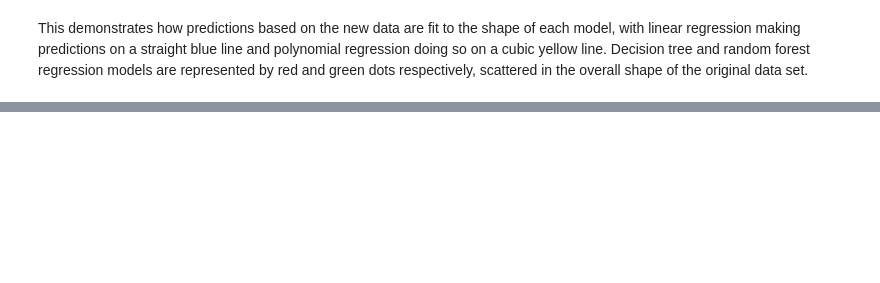
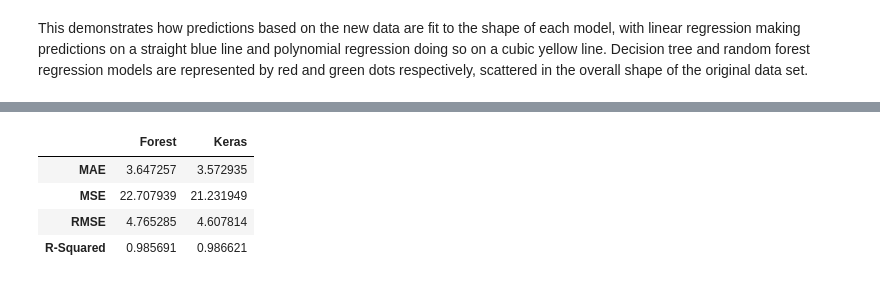
Before and after one commit to jennifer-ryan/machine-learning-project, a Jupyter notebook: Power Production Analysis.ipynb, the cells around one changed output, grey strips where cells are left out. Drawn from its saved outputs; the diff is of its cells as text; code cells hidden in the pictures; blank space fills up the shorter version.

```diff
--- a/Power Production Analysis.ipynb
+++ b/Power Production Analysis.ipynb
@@ -427,13 +435,13 @@ Attempting to fit the data using neural network and sigma function
 How many hidden layers to use? How many neurons in the layer?
 Really difficult to do! https://machinelearningmastery.com/how-to-configure-the-number-of-layers-and-nodes-in-a-neural-network/
 # %%
-model = kr.models.Sequential()
-model.add(kr.layers.Dense(20, activation = 'sigmoid', input_shape=[1]))
+k_model = kr.models.Sequential()
+k_model.add(kr.layers.Dense(20, activation = 'sigmoid', input_shape=[1]))
 #model.add(kr.layers.Dense(25, activation = ''))
 #model.add(kr.layers.Dense(units = 64, activation = 'relu'))
-model.add(kr.layers.Dense(1, activation = 'linear'))
+k_model.add(kr.layers.Dense(1, activation = 'linear'))
 #model.add(kr.layers.Dropout(0.2))
-model.compile(loss='mse', optimizer="adam")
+k_model.compile(loss='mse', optimizer="adam")
 
 # Display the model
-model.summary()
+k_model.summary()
@@ -445,0 +510,12 @@ model.evaluate(x_test, y_test)
+# %%
+forest_metrics = [forestMAE, forestMSE, forestRMSE, forestR2]
+keras_metrics = [kerasMAE, kerasMSE, kerasRMSE, kerasR2]
+
+metrics= pd.DataFrame({'Forest': forest_metrics, 'Keras': keras_metrics}, index=["MAE", "MSE", "RMSE", "R-Squared"])
+metrics
+# %% [output]
+|  | Forest | Keras |
+| MAE | 3.647257 | 3.572935 |
+| MSE | 22.707939 | 21.231949 |
+| RMSE | 4.765285 | 4.607814 |
+| R-Squared | 0.985691 | 0.986621 |
```
Also changed, not shown: parts of 11 cells of this notebook.
